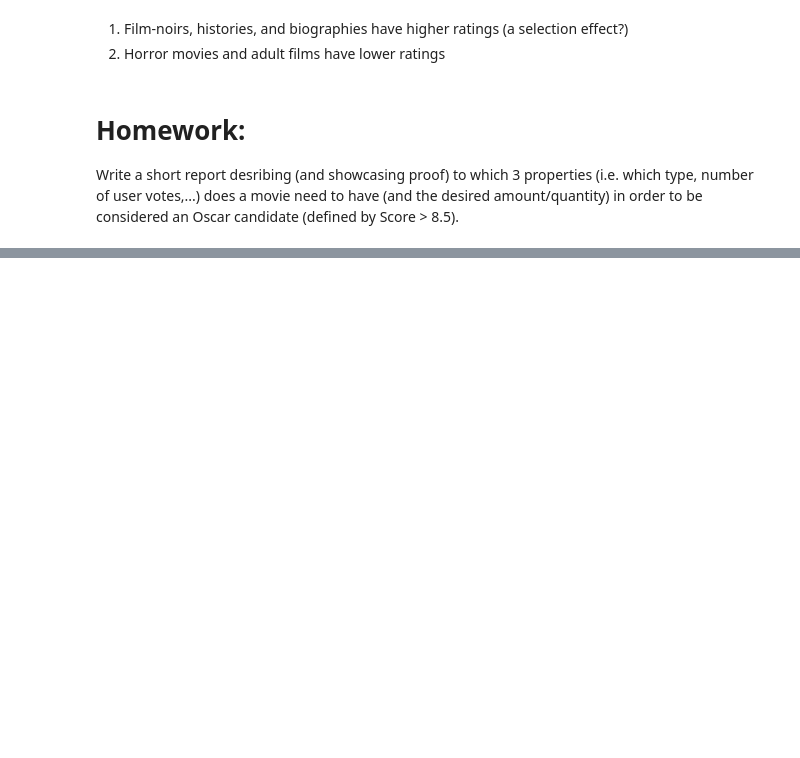
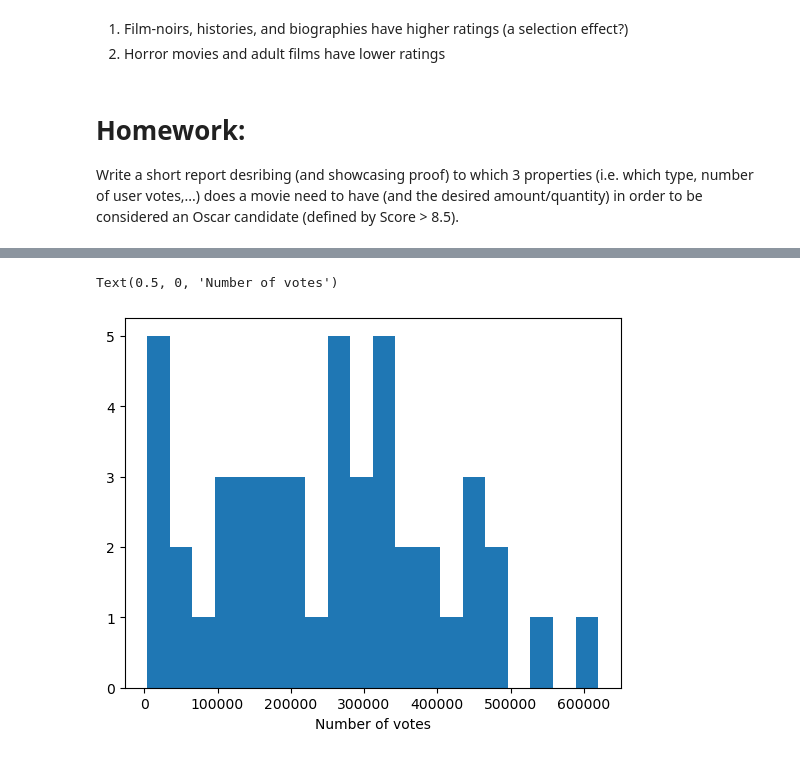
Before and after one commit to vukasinmilosevic/KSM2, a Jupyter notebook: Lecture_3/Vezbe3-Introduction_to_data_science.ipynb, the cells around one changed output, grey strips where cells are left out. Cells and saved outputs as stored; diff of their text form; code cells hidden in the pictures; blank space fills up the shorter version.

```diff
--- a/Lecture_3/Vezbe3-Introduction_to_data_science.ipynb
+++ b/Lecture_3/Vezbe3-Introduction_to_data_science.ipynb
@@ -354,3 +346,28 @@ data[data.score == data.score.max()][['title', 'year', 'score', 'votes', 'genres
 What genres are the most frequent?
 # %%
 # Your solution
+'''
+Pisao sam napamet kod, nemam fajl 'imdb_top_10000.txt' u kome se nalaze svi podaci
+'''
+
+
+#determine the unique genres
+genres = set()
+for m in data.genres:
+    genres.update(g for g in m.split('|'))
+genres = sorted(genres)
+
+#make a column for each genre
+for genre in genres:
+    data[genre] = [genre in movie.split('|') for movie in data.genres]
+
+#count true values in each genre
+genre_list = []
+count_list = []
+for genre in genres:
+    count = data[genre].sum()
+    genre_list.append(genre)
+    count_list.append(count)
+
+indeks = count_list.index(max(count_list))
+print(f'Most frequent genre is: {genre_list[indeks]} with {max(count_list)} movies')
@@ -526,3 +545,6 @@ for ax, genre in zip(axes.ravel(), genres):
 # %% [markdown]
 # Homework:
 Write a short report desribing (and showcasing proof) to which 3 properties (i.e. which type, number of user votes,...) does a movie need to have (and the desired amount/quantity) in order to be considered an Oscar candidate (defined by Score > 8.5).
+# %%
+oscars = data[data.score > 8.5][['title', 'year', 'score', 'votes', 'genres','runtime']]
+oscars.describe()
@@ -528,0 +561,6 @@ Write a short report desribing (and showcasing proof) to which 3 properties (i.e
+# %%
+plt.hist(oscars['votes'].values, bins=20)
+plt.xlabel('Number of votes')
+# %% [output]
+Text(0.5, 0, 'Number of votes')
+[figure, added]
```
Also changed, not shown: parts of 16 cells of this notebook, 5 other files.
